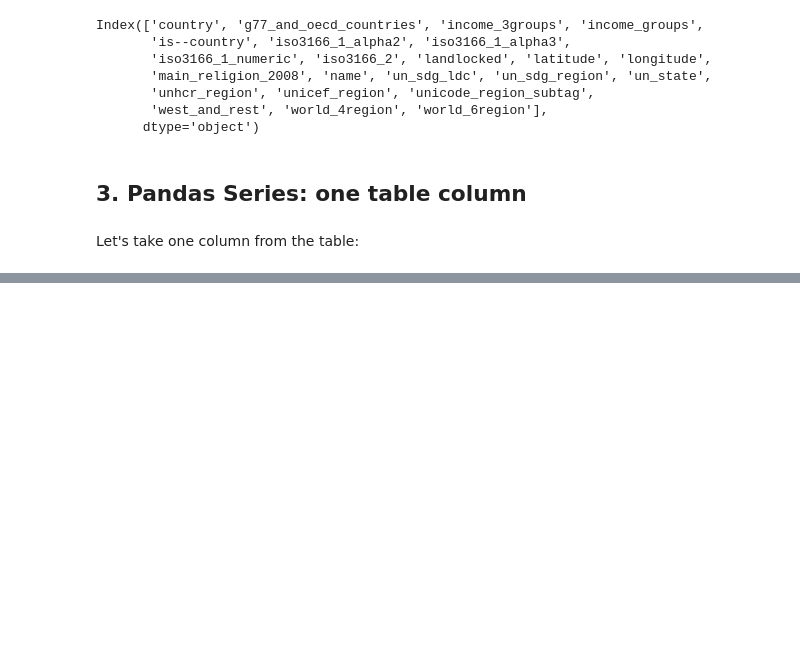
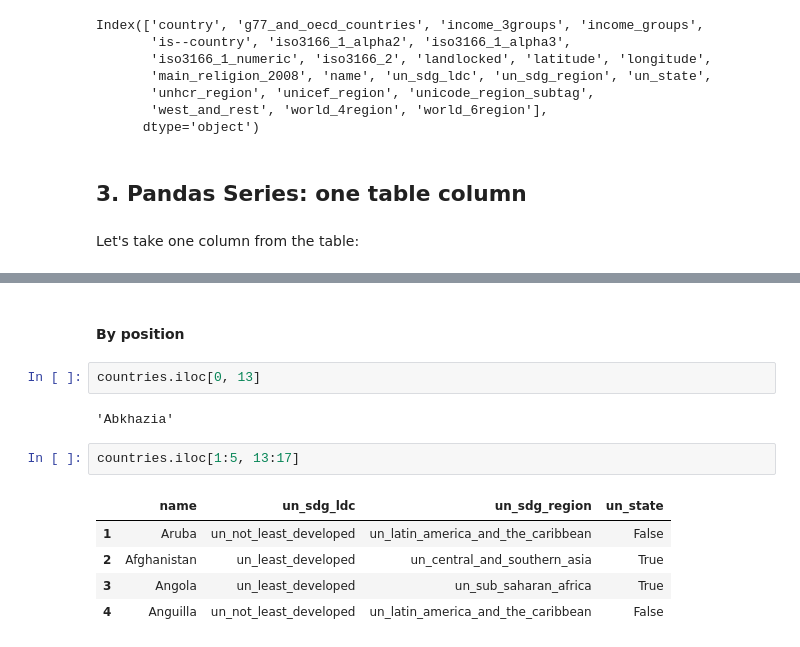
Before and after one commit to mxposed/python-data-science, a Jupyter notebook: lecture-02-pandas-intro/pandas.ipynb, the cells around one changed output, grey strips where cells are left out. Cells and saved outputs as stored; diff of their text form; blank space fills up the shorter version.

```diff
--- a/lecture-02-pandas-intro/pandas.ipynb
+++ b/lecture-02-pandas-intro/pandas.ipynb
@@ -185,0 +389,14 @@ Name: country, Length: 273, dtype: object
+# %% [markdown]
+#### By position
+# %%
+countries.iloc[0, 13]
+# %% [output]
+'Abkhazia'
+# %%
+countries.iloc[1:5, 13:17]
+# %% [output]
+|  | name | un_sdg_ldc | un_sdg_region | un_state |
+| 1 | Aruba | un_not_least_developed | un_latin_america_and_the_caribbean | False |
+| 2 | Afghanistan | un_least_developed | un_central_and_southern_asia | True |
+| 3 | Angola | un_least_developed | un_sub_saharan_africa | True |
+| 4 | Anguilla | un_not_least_developed | un_latin_america_and_the_caribbean | False |
```
Also changed, not shown: parts of 48 cells of this notebook.
